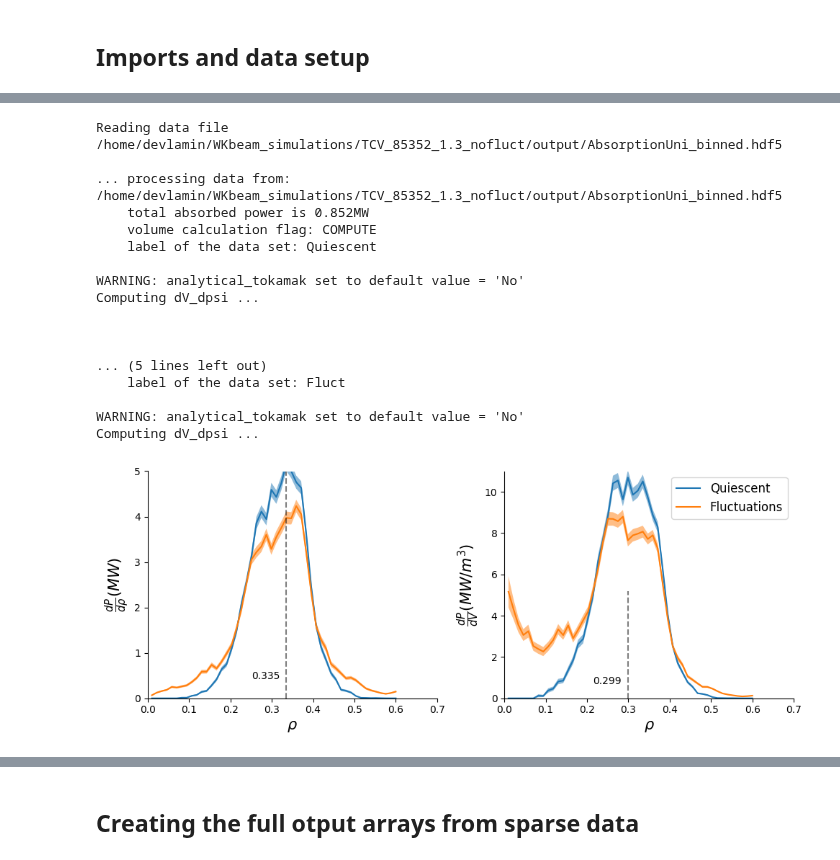
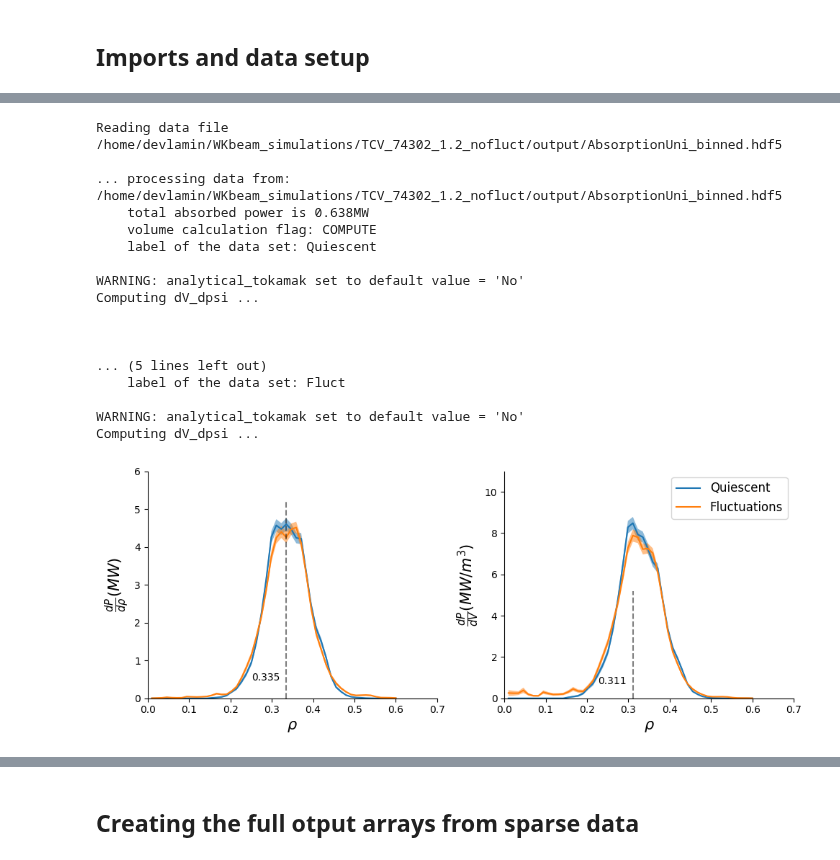
Before and after one commit to EwoutDevlaminck/WKBacca_QL, a Jupyter notebook: QL_analysis.ipynb, the cells around one changed output, grey strips where cells are left out. Saved outputs shown, nothing was run; the diff lists cells and outputs as text; code cells hidden in the pictures.

```diff
--- a/QL_analysis.ipynb
+++ b/QL_analysis.ipynb
@@ -227,13 +227,13 @@ plt.show()
 # %%
-"""
+
 
 from CommonModules.input_data import InputData
 from Tools.PlotData.PlotAbsorptionProfile.plotabsprofile import compute_deposition_profiles
 
-filename_abs_nofluct        = '/home/devlamin/WKbeam_simulations/TCV_85352_1.3_nofluct/AbsorptionUni.txt'
-filename_abs_dat_nofluct    = '/home/devlamin/WKbeam_simulations/TCV_85352_1.3_nofluct/output/AbsorptionUni_binned.hdf5'
-filename_abs_fluct        = '/home/devlamin/WKbeam_simulations/TCV_85352_1.3_fluct/AbsorptionUni.txt'
-filename_abs_dat_fluct    = '/home/devlamin/WKbeam_simulations/TCV_85352_1.3_fluct/output/AbsorptionUni_binned.hdf5'
+filename_abs_nofluct        = '/home/devlamin/WKbeam_simulations/TCV_74302_1.2_nofluct/AbsorptionUni.txt'
+filename_abs_dat_nofluct    = '/home/devlamin/WKbeam_simulations/TCV_74302_1.2_nofluct/output/AbsorptionUni_binned.hdf5'
+filename_abs_fluct        = '/home/devlamin/WKbeam_simulations/TCV_74302_1.2_fluct/AbsorptionUni.txt'
+filename_abs_dat_fluct    = '/home/devlamin/WKbeam_simulations/TCV_74302_1.2_fluct/output/AbsorptionUni_binned.hdf5'
 
 # Add absorption data
 absorption_data_nofluct = compute_deposition_profiles(InputData(filename_abs_nofluct), filename_abs_dat_nofluct)
@@ -246,6 +246,19 @@ absorption_data_fluct = compute_deposition_profiles(InputData(filename_abs_fluct
 rho_abs_fluct1=absorption_data_fluct['rho']
 dP_drho_fluct1=absorption_data_fluct['dP_drho']
 dP_dV_fluct1=absorption_data_fluct['dP_dV']
+# Save the data as a structure in a .mat file
+
+# Save the data as a structure in a .mat file
+import scipy.io as sio
+sio.savemat('absorption_data.mat', {
+    'rho_abs_nofluct': rho_abs_nofluct1,
+    'dP_drho_nofluct': dP_drho_nofluct1,
+    'dP_dV_nofluct': dP_dV_nofluct1,
+    'rho_abs_fluct': rho_abs_fluct1,
+    'dP_drho_fluct': dP_drho_fluct1,
+    'dP_dV_fluct': dP_dV_fluct1
+})
+
 
 
 plt.figure(figsize=(10,4))
@@ -259,46 +272,44 @@ ax.annotate(f'{rho_abs_nofluct1[np.argmax(dP_drho_nofluct1[:, 0])]:.3f}', (rho_a
 ax.set_xlabel(r'$\rho$', fontsize=15)
 ax.set_ylabel(r'$\frac{dP}{d\rho}(MW)$', fontsize=15)
 ax.set_xlim([0, 0.7])
-ax.set_ylim([0, 5])
+ax.set_ylim([0, 6])
 ax.spines['right'].set_visible(False)
 ax.spines['top'].set_visible(False)
 
 ax = plt.subplot(122)
 ax.plot(rho_abs_nofluct1, dP_dV_nofluct1[:, 0], label='Quiescent')
 ax.fill_between(rho_abs_nofluct1, dP_dV_nofluct1[:, 0]-dP_dV_nofluct1[:, 1], dP_dV_nofluct1[:, 0]+dP_dV_nofluct1[:, 1], alpha=0.5)
 ax.plot(rho_abs_fluct1, dP_dV_fluct1[:, 0], label='Fluctuations')
 ax.fill_between(rho_abs_fluct1, dP_dV_fluct1[:, 0]-dP_dV_fluct1[:, 1], dP_dV_fluct1[:, 0]+dP_dV_fluct1[:, 1], alpha=0.5)
 ax.vlines(rho_abs_nofluct1[np.argmax(dP_dV_nofluct1[:, 0])], 0, 5.2, color='black', linestyle='--', alpha=0.5)
 ax.annotate(f'{rho_abs_nofluct1[np.argmax(dP_dV_nofluct1[:, 0])]:.3f}', (rho_abs_nofluct1[np.argmax(dP_dV_nofluct1[:, 0])]-0.05, 0.2), textcoords="offset points", xytext=(0,10), ha='center')
 ax.set_xlabel(r'$\rho$', fontsize=15)
 ax.set_ylabel(r'$\frac{dP}{dV}(MW/m^{3})$', fontsize=15)
 ax.set_xlim([0, 0.7])
 ax.set_ylim([0, 11])
 ax.spines['right'].set_visible(False)
 ax.spines['top'].set_visible(False)
 plt.legend(fontsize=12)
 plt.tight_layout()
-
-"""
 # %% [output]
-Reading data file /home/devlamin/WKbeam_simulations/TCV_85352_1.3_nofluct/output/AbsorptionUni_binned.hdf5
+Reading data file /home/devlamin/WKbeam_simulations/TCV_74302_1.2_nofluct/output/AbsorptionUni_binned.hdf5
 
-... processing data from: /home/devlamin/WKbeam_simulations/TCV_85352_1.3_nofluct/output/AbsorptionUni_binned.hdf5
-    total absorbed power is 0.852MW
+... processing data from: /home/devlamin/WKbeam_simulations/TCV_74302_1.2_nofluct/output/AbsorptionUni_binned.hdf5
+    total absorbed power is 0.638MW
     volume calculation flag: COMPUTE
     label of the data set: Quiescent
 
 WARNING: analytical_tokamak set to default value = 'No'
 Computing dV_dpsi ...
 
 
 
 ... (5 lines left out)
     label of the data set: Fluct
 
 WARNING: analytical_tokamak set to default value = 'No'
 Computing dV_dpsi ...
-[figure, old version]
+[figure, new version]
 # %%
 def closest_index(val):
     return np.argmin(np.abs(rho_mat- val)), np.argmin(np.abs(np.sqrt(psi)- val)), np.argmin(np.abs(np.sqrt(psi_fluct)- val))
```
Also changed, not shown: parts of 14 cells of this notebook, 8 other files.
